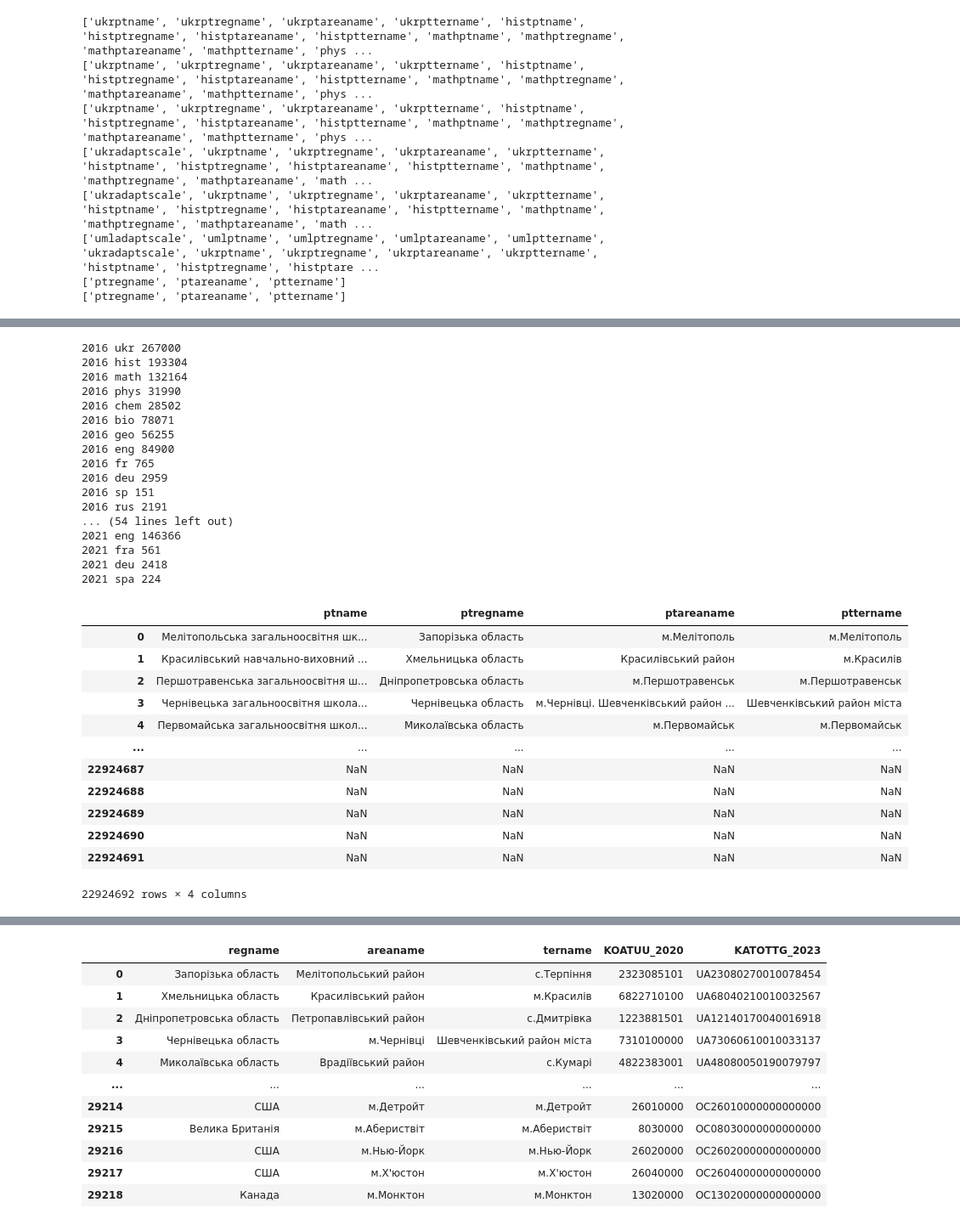
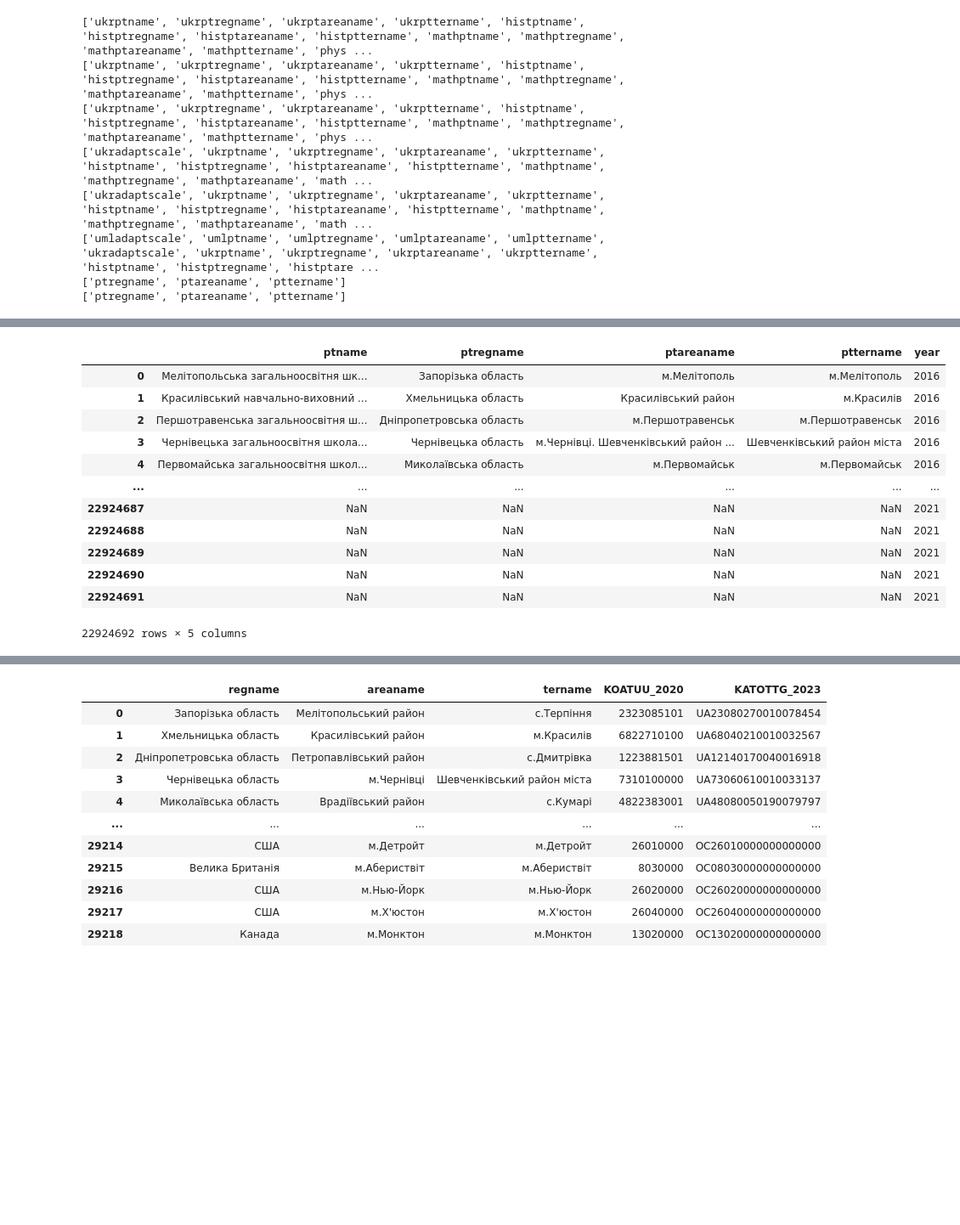
Before and after one commit to DataResponsibly/ZNO-Dataset, a Jupyter notebook: notebooks/tables_creation/Test_centers_table.ipynb, the cells around one changed output, grey strips where cells are left out. Shown at 85% size. Saved outputs shown, nothing was run; the diff lists cells and outputs as text; code cells hidden in the pictures; blank space fills up the shorter version.

```diff
--- a/notebooks/tables_creation/Test_centers_table.ipynb
+++ b/notebooks/tables_creation/Test_centers_table.ipynb
@@ -41,6 +41,7 @@ success
 for year, dataset in datasets.items():
     #lowercase all columns and add year as attribute
     dataset.columns = [col.lower() for col in dataset.columns]
+    dataset['year'] = year
 # %%
 for year, dataset in datasets.items():
     print([col for col in dataset.columns if 'pt' in col])
@@ -85,43 +57,26 @@ schools_edrpou
 # %%
-test_centers_df = pd.DataFrame(columns=['ptname', 'ptregname', 'ptareaname', 'pttername'])
+test_centers_df = pd.DataFrame(columns=['ptname', 'ptregname', 'ptareaname', 'pttername', 'year'])
 # %%
 for year, dataset in datasets.items():
     prefixes = [col[:-6] for col in dataset.columns if 'ptname' in col]
     for prefix in prefixes:
-        dataset_help = dataset.loc[:, [prefix + 'ptname', prefix + 'ptregname', prefix + 'ptareaname', prefix + 'pttername']]
+        dataset_help = dataset.loc[:, [prefix + 'ptname', prefix + 'ptregname', prefix + 'ptareaname', prefix + 'pttername', 'year']]
         dataset_help.rename(columns={prefix + 'ptname': 'ptname', prefix + 'ptregname': 'ptregname', prefix + 'ptareaname': 'ptareaname', prefix + 'pttername': 'pttername'}, inplace=True)
         test_centers_df = pd.concat([test_centers_df, dataset_help], ignore_index=True)
-        print(year, prefix, dataset_help.dropna(how = 'all').shape[0])
+        # print(year, prefix, dataset_help.dropna(how = 'all').shape[0])
 
 test_centers_df
 # %% [output]
+|  | ptname | ptregname | ptareaname | pttername | year |
+| 0 | Мелітопольська загальноосвітня шк... | Запорізька область | м.Мелітополь | м.Мелітополь | 2016 |
+| 1 | Красилівський навчально-виховний ... | Хмельницька область | Красилівський район | м.Красилів | 2016 |
+| 2 | Першотравенська загальноосвітня ш... | Дніпропетровська область | м.Першотравенськ | м.Першотравенськ | 2016 |
+| 3 | Чернівецька загальноосвітня школа... | Чернівецька область | м.Чернівці. Шевченківський район ... | Шевченківський район міста | 2016 |
+| 4 | Первомайська загальноосвітня школ... | Миколаївська область | м.Первомайськ | м.Первомайськ | 2016 |
+| ... | ... | ... | ... | ... | ... |
+| 22924687 | NaN | NaN | NaN | NaN | 2021 |
+| 22924688 | NaN | NaN | NaN | NaN | 2021 |
+| 22924689 | NaN | NaN | NaN | NaN | 2021 |
+| 22924690 | NaN | NaN | NaN | NaN | 2021 |
+| 22924691 | NaN | NaN | NaN | NaN | 2021 |
-2016 ukr 267000
-2016 hist 193304
-2016 math 132164
-2016 phys 31990
-2016 chem 28502
-2016 bio 78071
-2016 geo 56255
-2016 eng 84900
-2016 fr 765
-2016 deu 2959
-2016 sp 151
-2016 rus 2191
-... (54 lines left out)
-2021 eng 146366
-2021 fra 561
-2021 deu 2418
-2021 spa 224
+22924692 rows × 5 columns
-|  | ptname | ptregname | ptareaname | pttername |
-| 0 | Мелітопольська загальноосвітня шк... | Запорізька область | м.Мелітополь | м.Мелітополь |
-| 1 | Красилівський навчально-виховний ... | Хмельницька область | Красилівський район | м.Красилів |
-| 2 | Першотравенська загальноосвітня ш... | Дніпропетровська область | м.Першотравенськ | м.Першотравенськ |
-| 3 | Чернівецька загальноосвітня школа... | Чернівецька область | м.Чернівці. Шевченківський район ... | Шевченківський район міста |
-| 4 | Первомайська загальноосвітня школ... | Миколаївська область | м.Первомайськ | м.Первомайськ |
-| ... | ... | ... | ... | ... |
-| 22924687 | NaN | NaN | NaN | NaN |
-| 22924688 | NaN | NaN | NaN | NaN |
-| 22924689 | NaN | NaN | NaN | NaN |
-| 22924690 | NaN | NaN | NaN | NaN |
-| 22924691 | NaN | NaN | NaN | NaN |
-22924692 rows × 4 columns
```
Also changed, not shown: parts of 9 cells of this notebook, 1 other file.
